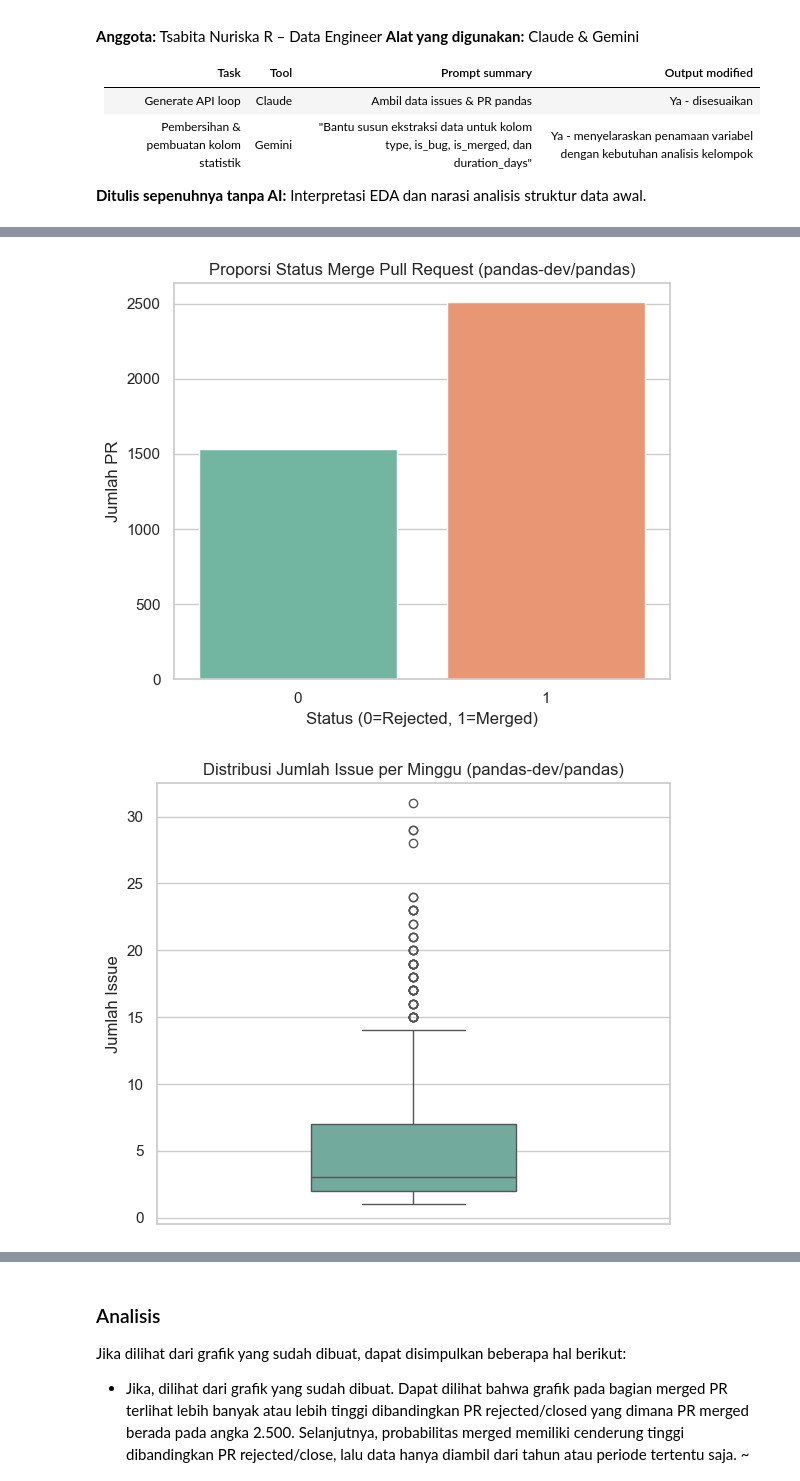
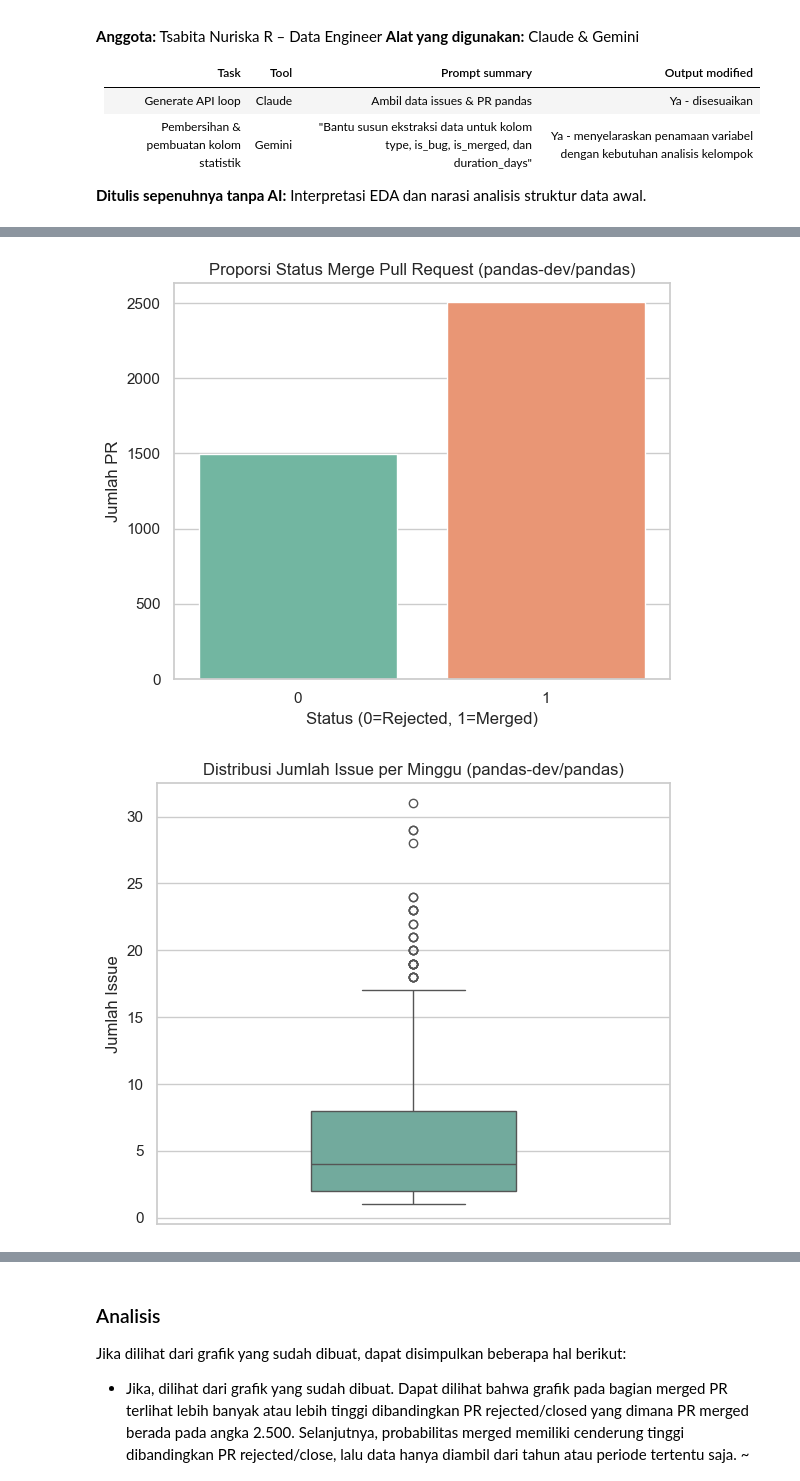
Before and after one commit to tatac6375-ops/stat-audit--project-name--sti-2025, a Jupyter notebook: notebooks/01_eda.ipynb, the cells around one changed output, grey strips where cells are left out. Cells and saved outputs as stored; diff of their text form; code cells hidden in the pictures.

```diff
--- a/notebooks/01_eda.ipynb
+++ b/notebooks/01_eda.ipynb
@@ -142,39 +142,41 @@ import seaborn as sns
 
 sns.set_theme(style="whitegrid")
 df = pd.read_csv("../data/clean/dataset.csv")
+df = df.head(7044)
 
 # Filter
-df_pr = df[df['type'] == 'pull_request'].copy()
+df_pr_all = df[df['type'] == 'pull_request'].copy()
+df_pr = df_pr_all.head(4000)
 df_issue = df[df['type'] == 'issue'].copy()
 df_issue_clean = df_issue[df_issue['duration_days'] >= 0].copy()
 
 # Q1: Bar chart PR merged vs rejected
 plt.figure(figsize=(6, 5))
 sns.countplot(data=df_pr, x='is_merged', hue='is_merged', palette='Set2', legend=False)
 plt.title('Proporsi Status Merge Pull Request (pandas-dev/pandas)')
 plt.xlabel('Status (0=Rejected, 1=Merged)')
 plt.ylabel('Jumlah PR')
 plt.tight_layout()
 plt.show()
 
 # Q2: Boxplot distribusi issue per minggu
 df_issue['created_at'] = pd.to_datetime(df_issue['created_at'])
 weekly_count = df_issue.groupby(df_issue['created_at'].dt.to_period('W')).size()
 plt.figure(figsize=(6, 5))
 sns.boxplot(y=weekly_count, color='#69b3a2', width=0.4)
 plt.title('Distribusi Jumlah Issue per Minggu (pandas-dev/pandas)')
 plt.ylabel('Jumlah Issue')
 plt.tight_layout()
 plt.show()
 
 # Q3: Histogram durasi penutupan issue
 plt.figure(figsize=(8, 5))
 sns.histplot(data=df_issue_clean, x='duration_days', bins=50, kde=True, color='crimson')
 plt.title('Distribusi Durasi Penutupan Issue (pandas-dev/pandas)')
 plt.xlabel('Hari')
 plt.ylabel('Frekuensi')
 plt.tight_layout()
 plt.show()
 # %% [output]
-[figure, old version]
+[figure, new version]
-[figure, old version]
+[figure, new version]
```
Also changed, not shown: parts of 2 cells of this notebook, 2 other files.
